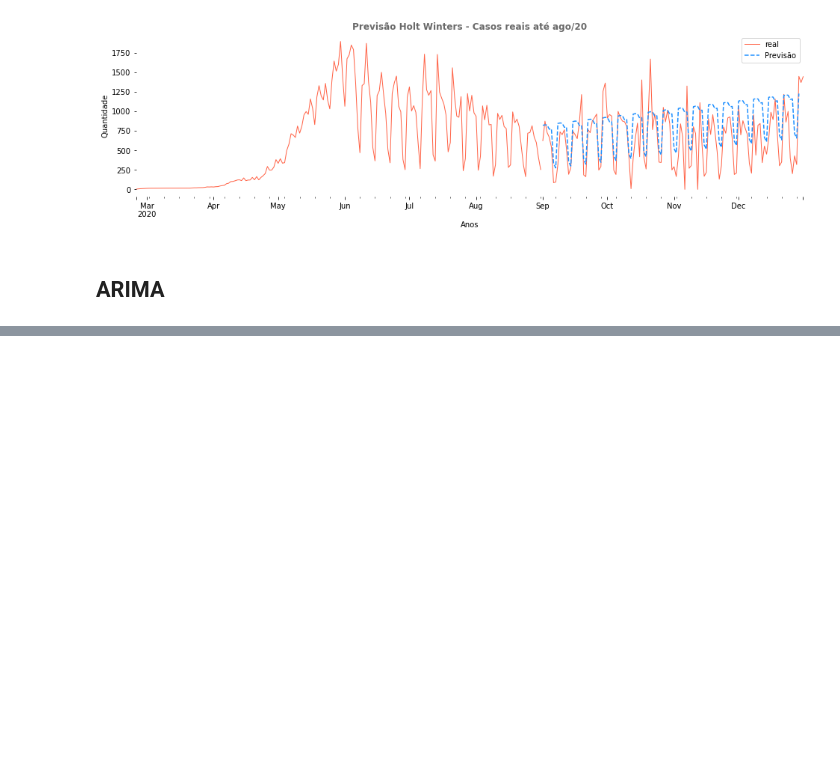
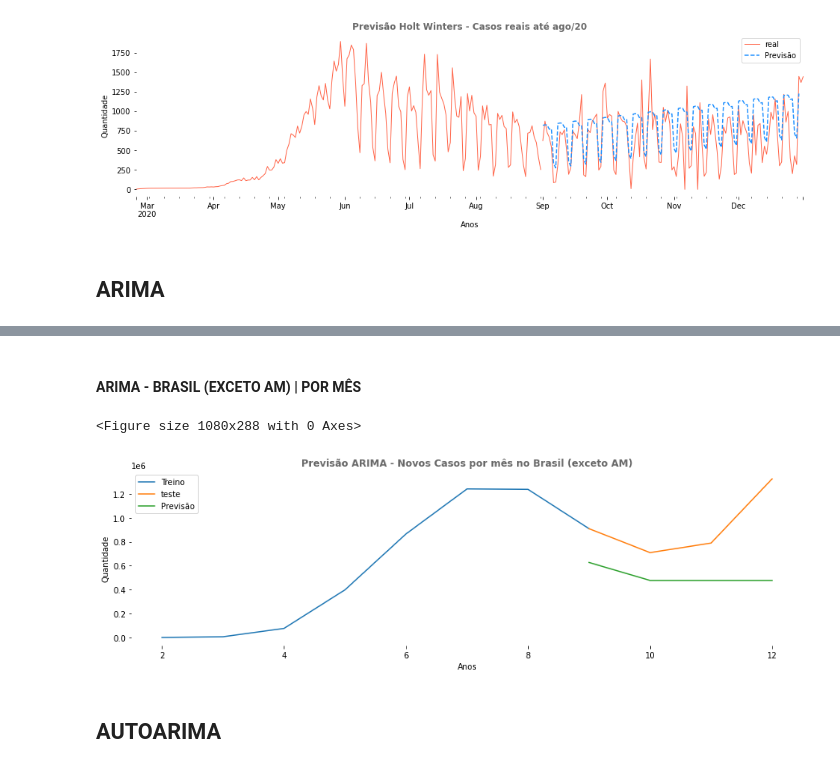
Before and after one commit to daianeklein/bootcamp-Alura, a Jupyter notebook: Desafio-Modulo4.ipynb, the cells around one changed output, grey strips where cells are left out. Saved outputs shown, nothing was run; the diff lists cells and outputs as text; code cells hidden in the pictures; blank space fills up the shorter version.

```diff
--- a/Desafio-Modulo4.ipynb
+++ b/Desafio-Modulo4.ipynb
@@ -1229,0 +1233,38 @@ comparando com os valores reais destes mesmos meses
+# %% [markdown]
+#### ARIMA - BRASIL (EXCETO AM) | POR MÊS
+# %%
+# Separando os dados de treino e teste
+treino =  covid_br[covid_br['ano'] == 2020][['mes', 'casosNovos']].groupby('mes').sum()[:-3]
+teste = covid_br[covid_br['ano'] == 2020][['mes', 'casosNovos']].groupby('mes').sum()[7:]
+
+# Treinando o modelo
+modelo_arima = ARIMA(treino['casosNovos'].values, order=[0,0,1])
+modelo_arima_treinado = modelo_arima.fit()
+previsao = modelo_arima_treinado.forecast(4)[0]
+
+# Comparando
+plt.figure(figsize=(15, 4))
+
+teste['previsao'] = previsao
+
+# Comparando
+plt.figure(figsize=(15, 4))
+
+teste['previsao'] = previsao
+
+sns.lineplot(x='mes', y='casosNovos', data = treino, label ='Treino')
+sns.lineplot(x='mes', y='casosNovos', data = teste, label='teste')
+sns.lineplot(x='mes', y='previsao', data=teste, label = 'Previsão')
+
+plt.title('Previsão ARIMA - Novos Casos por mês no Brasil (exceto AM)', color='dimgrey', fontweight='bold')
+plt.legend()
+sns.despine(bottom=True, left=True)
+plt.ylabel('Quantidade', fontsize=10)
+plt.xlabel('Anos', fontsize=10)
+
+plt.show()
+# %% [output]
+<Figure size 1080x288 with 0 Axes>
+[figure, added]
+# %% [markdown]
+## AUTOARIMA
```
Also changed, not shown: parts of 9 cells of this notebook.
